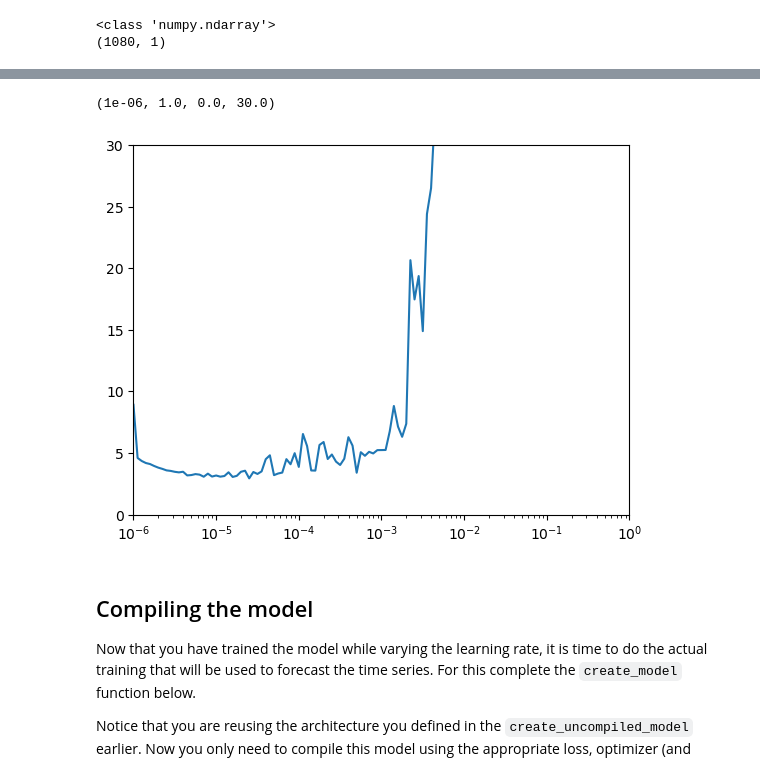
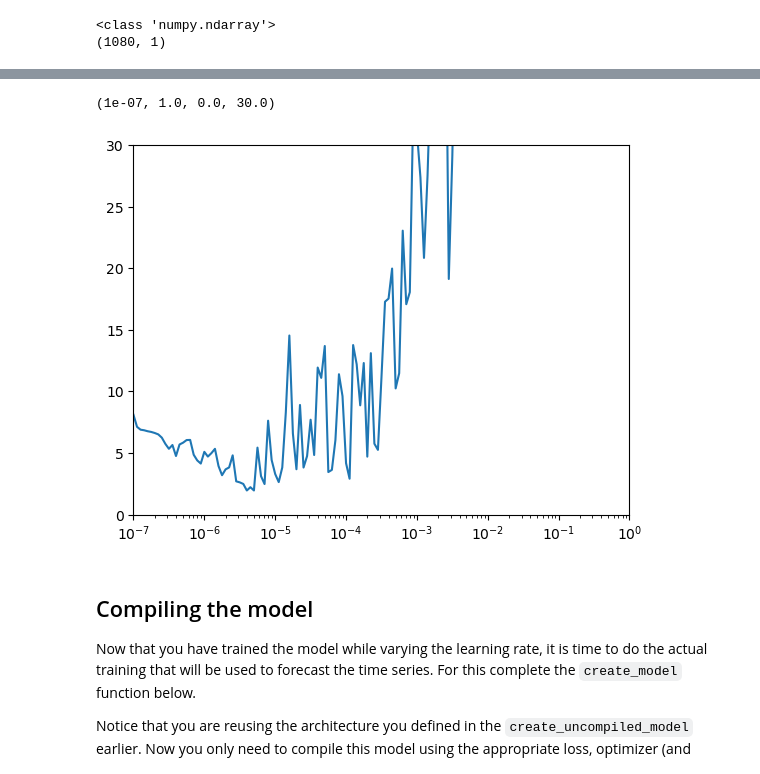
Before and after one commit to thomasgmudd/TensorFlow, a Jupyter notebook: sequences/sequences with bidirectional LSTM and LR optimization.ipynb, the cells around one changed output, grey strips where cells are left out. Cells and saved outputs as stored; diff of their text form; code cells hidden in the pictures.

```diff
--- a/sequences/sequences with bidirectional LSTM and LR optimization.ipynb
+++ b/sequences/sequences with bidirectional LSTM and LR optimization.ipynb
@@ -169,20 +163,16 @@ def adjust_learning_rate():
 
     model = create_uncompiled_model()
 
-    lr_schedule = tf.keras.callbacks.LearningRateScheduler(lambda epoch: 1e-6 * 10**(epoch / 20))
-
-    ### START CODE HERE
+    lr_schedule = tf.keras.callbacks.LearningRateScheduler(lambda epoch: 1e-7 * 10**(epoch / 20))
 
     # Select your optimizer
-    optimizer = tf.keras.optimizers.SGD(learning_rate=1e-8,momentum=.9)
+    optimizer = tf.keras.optimizers.SGD(learning_rate=5e-5,momentum=.9)
 
     # Compile the model passing in the appropriate loss
     model.compile(loss=tf.keras.losses.Huber(),
                   optimizer=optimizer,
                   metrics=["mae"])
 
-    ### END CODE HERE
-
     history = model.fit(dataset, epochs=100, callbacks=[lr_schedule])
 
     return history
@@ -210,10 +200,10 @@ Epoch 100/100
 # %%
 # Plot the loss for every LR
 plt.semilogx(lr_history.history["lr"], lr_history.history["loss"])
-plt.axis([1e-6, 1, 0, 30])
+plt.axis([1e-7, 1, 0, 30])
 # %% [output]
-(1e-06, 1.0, 0.0, 30.0)
+(1e-07, 1.0, 0.0, 30.0)
-[figure, old version]
+[figure, new version]
 # %% [markdown]
 ## Compiling the model
 
```
Also changed, not shown: parts of 13 cells of this notebook, 10 other files.
